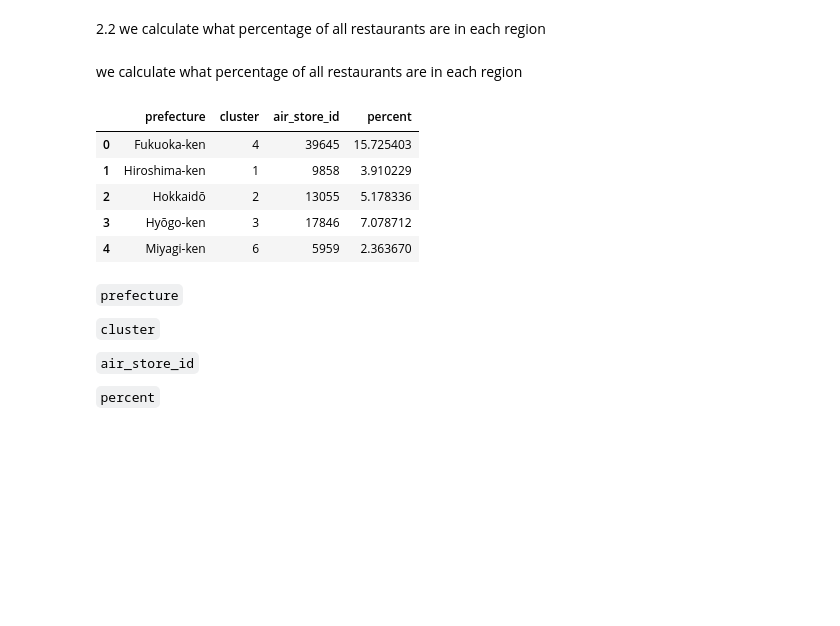
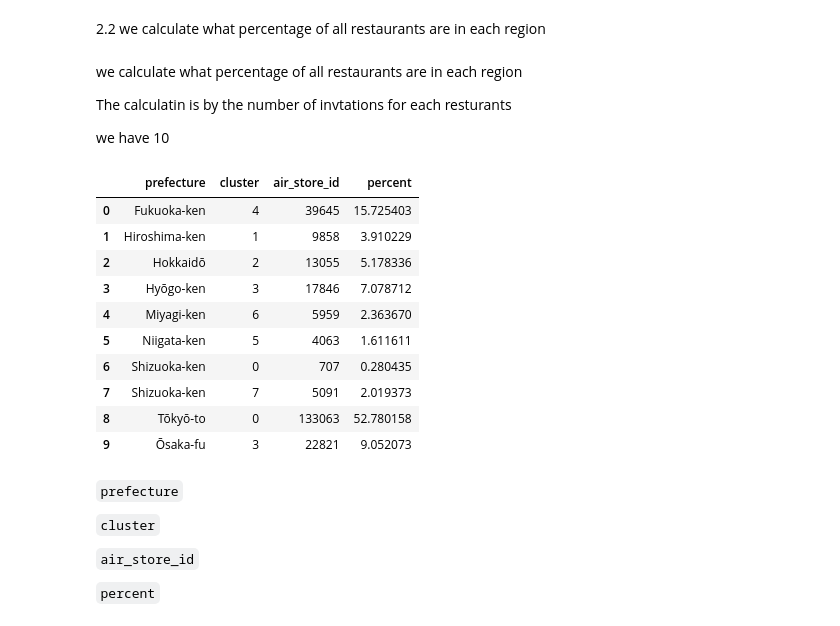
Before and after one commit to galiii/Recruit-Restaurant-Visitor-Forecasting1, a Jupyter notebook: eda/Data engineering-visit.ipynb, the cells around one changed output. Saved outputs shown, nothing was run; the diff lists cells and outputs as text; code cells hidden in the pictures; blank space fills up the shorter version.

```diff
--- a/eda/Data engineering-visit.ipynb
+++ b/eda/Data engineering-visit.ipynb
@@ -644,17 +680,25 @@ full.head(1)
 <a id='region2-cell'> 2.2 we calculate what percentage of all restaurants are in each region</a>
 # %% [markdown]
 <p>we calculate what percentage of all restaurants are in each region</p>
+<p>The calculatin is by the number of invtations for each resturants</p>
+<p> we have 10  </p>
 # %%
-aircluster = full.groupby(['prefecture','cluster',], as_index=False)['air_store_id'].count()
+
+aircluster = full.groupby(['prefecture','cluster',], as_index=False)['air_store_id'].count() #
 aircluster['percent'] = aircluster.air_store_id/aircluster.air_store_id.sum()*100
-aircluster.head()
+aircluster.head(11)
 # %% [output]
 |  | prefecture | cluster | air_store_id | percent |
 | 0 | Fukuoka-ken | 4 | 39645 | 15.725403 |
 | 1 | Hiroshima-ken | 1 | 9858 | 3.910229 |
 | 2 | Hokkaidō | 2 | 13055 | 5.178336 |
 | 3 | Hyōgo-ken | 3 | 17846 | 7.078712 |
 | 4 | Miyagi-ken | 6 | 5959 | 2.363670 |
+| 5 | Niigata-ken | 5 | 4063 | 1.611611 |
+| 6 | Shizuoka-ken | 0 | 707 | 0.280435 |
+| 7 | Shizuoka-ken | 7 | 5091 | 2.019373 |
+| 8 | Tōkyō-to | 0 | 133063 | 52.780158 |
+| 9 | Ōsaka-fu | 3 | 22821 | 9.052073 |
 # %% [markdown]
 <p><code>prefecture</code></p>
 <p><code>cluster</code></p>
```
Also changed, not shown: parts of 46 cells of this notebook, 3 other files.
